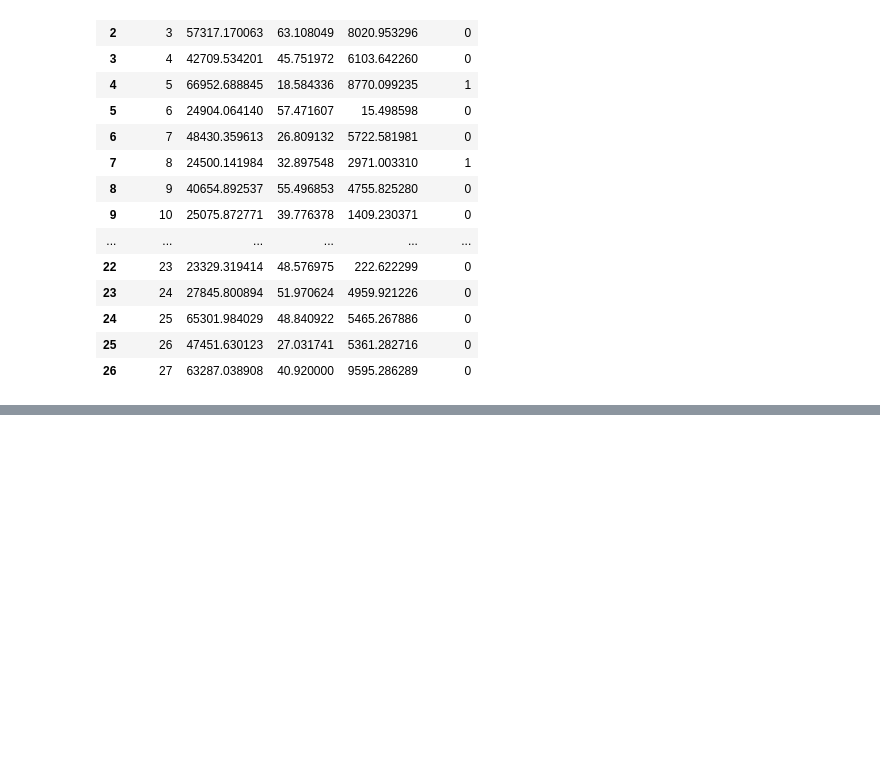
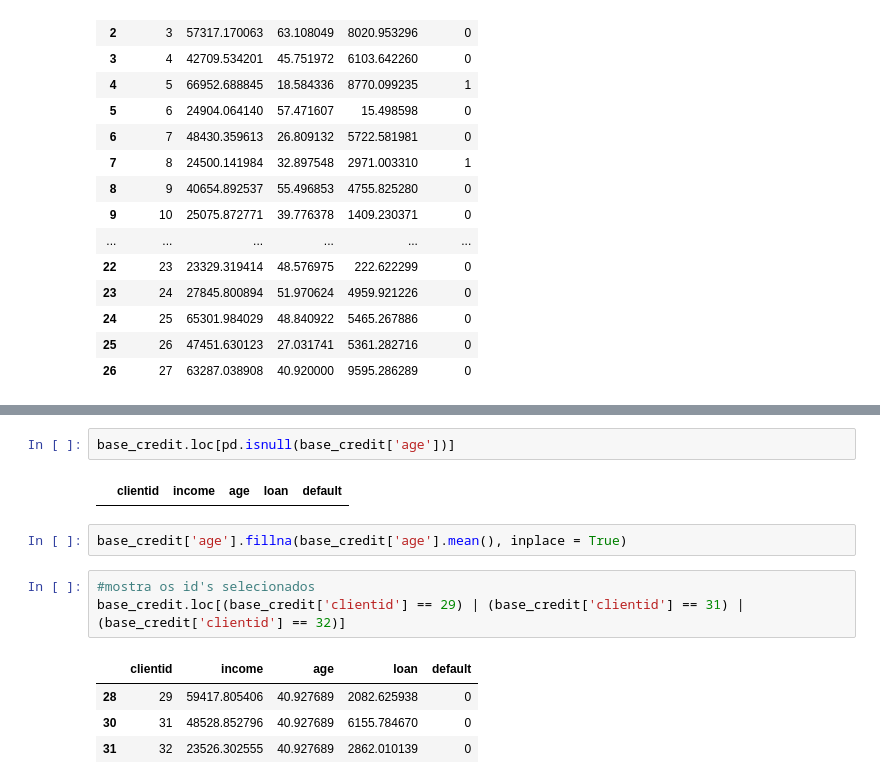
Before and after one commit to vasconcelosjean42/machine_learning-and-data-science-iaexpert, a Jupyter notebook: classificacao/parte_01_classificacao.ipynb, the cells around one changed output, grey strips where cells are left out. Drawn from its saved outputs; the diff is of its cells as text; blank space fills up the shorter version.

```diff
--- a/classificacao/parte_01_classificacao.ipynb
+++ b/classificacao/parte_01_classificacao.ipynb
@@ -180,0 +196,14 @@ base_credit.head(27)
+# %%
+base_credit.loc[pd.isnull(base_credit['age'])]
+# %% [output]
+|  | clientid | income | age | loan | default |
+# %%
+base_credit['age'].fillna(base_credit['age'].mean(), inplace = True)
+# %%
+#mostra os id's selecionados
+base_credit.loc[(base_credit['clientid'] == 29) | (base_credit['clientid'] == 31) | (base_credit['clientid'] == 32)]
+# %% [output]
+|  | clientid | income | age | loan | default |
+| 28 | 29 | 59417.805406 | 40.927689 | 2082.625938 | 0 |
+| 30 | 31 | 48528.852796 | 40.927689 | 6155.784670 | 0 |
+| 31 | 32 | 23526.302555 | 40.927689 | 2862.010139 | 0 |
```
Also changed, not shown: parts of 4 cells of this notebook.
